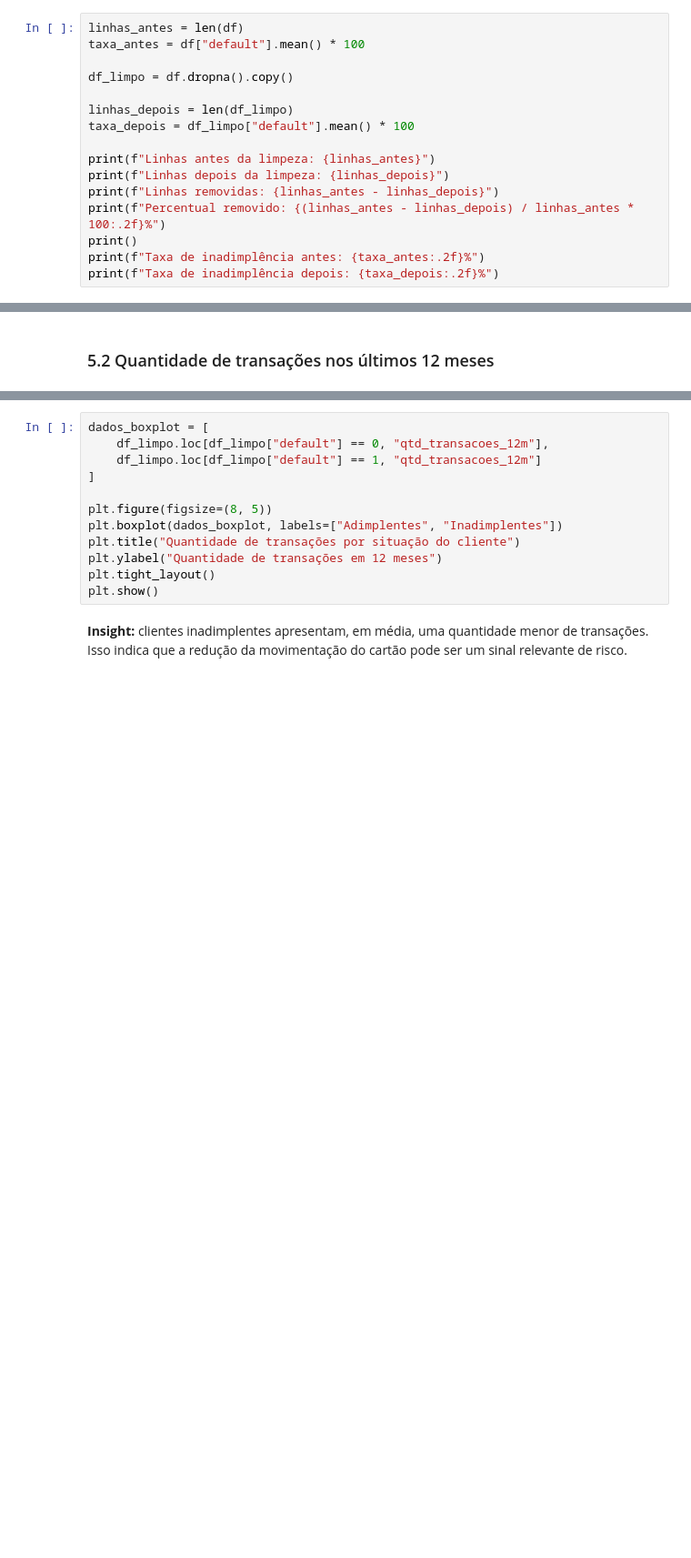
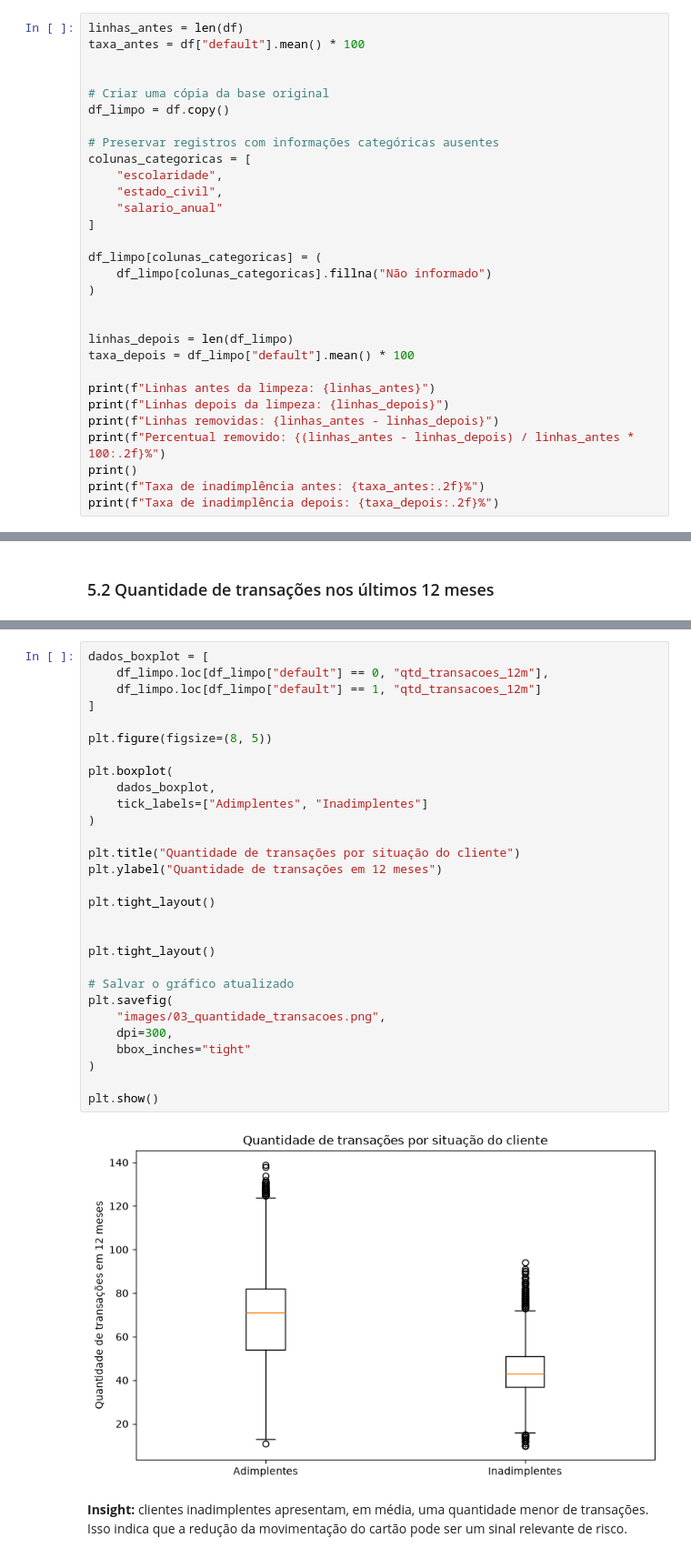
Before and after one commit to Vitor190303/credit-default-analysis, a Jupyter notebook: projeto_inadimplencia.ipynb, the cells around one changed output, grey strips where cells are left out. Shown at 91% size. Saved outputs shown, nothing was run; the diff lists cells and outputs as text; blank space fills up the shorter version.

```diff
--- a/projeto_inadimplencia.ipynb
+++ b/projeto_inadimplencia.ipynb
@@ -175,7 +293,21 @@ Como essa decisão elimina uma parcela relevante da base, será verificado se a
 linhas_antes = len(df)
 taxa_antes = df["default"].mean() * 100
 
-df_limpo = df.dropna().copy()
+
+# Criar uma cópia da base original
+df_limpo = df.copy()
+
+# Preservar registros com informações categóricas ausentes
+colunas_categoricas = [
+    "escolaridade",
+    "estado_civil",
+    "salario_anual"
+]
+
+df_limpo[colunas_categoricas] = (
+    df_limpo[colunas_categoricas].fillna("Não informado")
+)
+
 
 linhas_depois = len(df_limpo)
 taxa_depois = df_limpo["default"].mean() * 100
@@ -227,15 +480,34 @@ comparacao_medias.round(2)
 # %%
 dados_boxplot = [
     df_limpo.loc[df_limpo["default"] == 0, "qtd_transacoes_12m"],
     df_limpo.loc[df_limpo["default"] == 1, "qtd_transacoes_12m"]
 ]
 
 plt.figure(figsize=(8, 5))
-plt.boxplot(dados_boxplot, labels=["Adimplentes", "Inadimplentes"])
+
+plt.boxplot(
+    dados_boxplot,
+    tick_labels=["Adimplentes", "Inadimplentes"]
+)
+
 plt.title("Quantidade de transações por situação do cliente")
 plt.ylabel("Quantidade de transações em 12 meses")
+
 plt.tight_layout()
+
+
+plt.tight_layout()
+
+# Salvar o gráfico atualizado
+plt.savefig(
+    "images/03_quantidade_transacoes.png",
+    dpi=300,
+    bbox_inches="tight"
+)
+
 plt.show()
+# %% [output]
+[figure, added]
 # %% [markdown]
 **Insight:** clientes inadimplentes apresentam, em média, uma quantidade menor de transações.
 Isso indica que a redução da movimentação do cartão pode ser um sinal relevante de risco.
```
Also changed, not shown: parts of 36 cells of this notebook, 13 other files.
